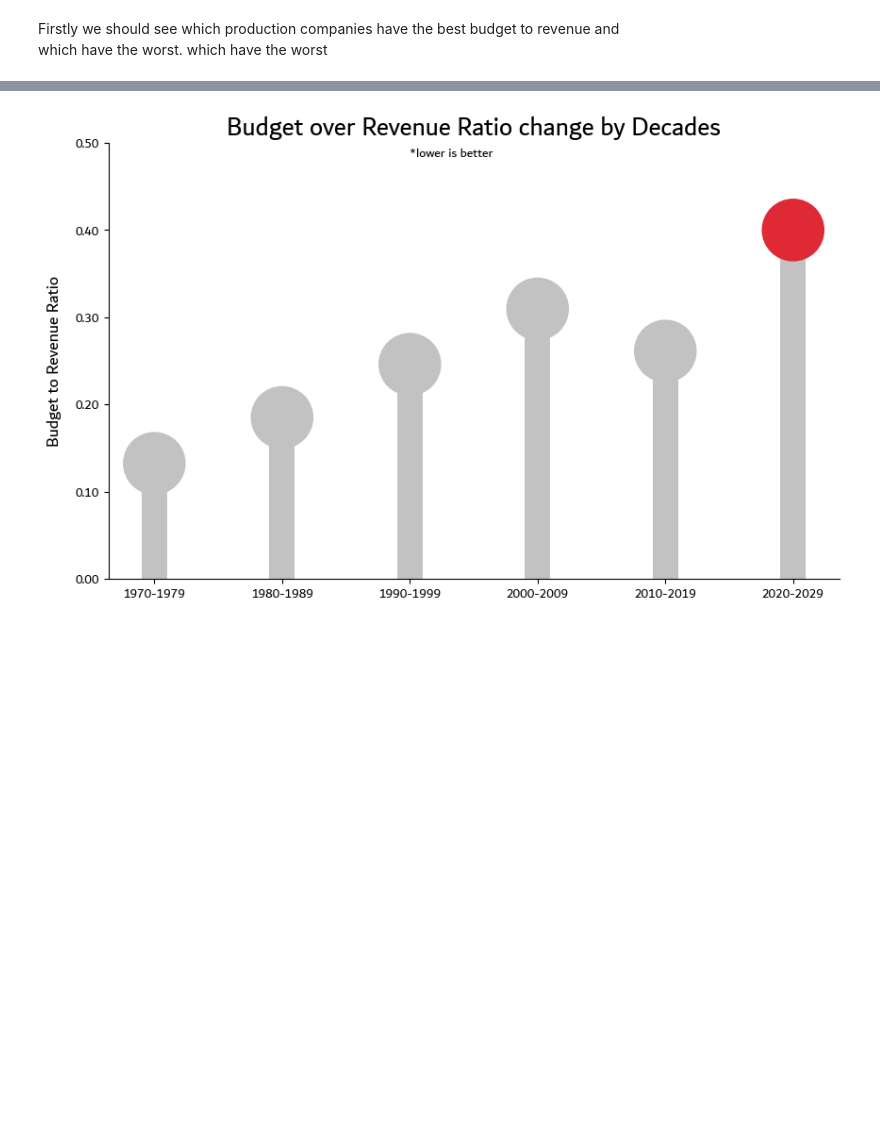
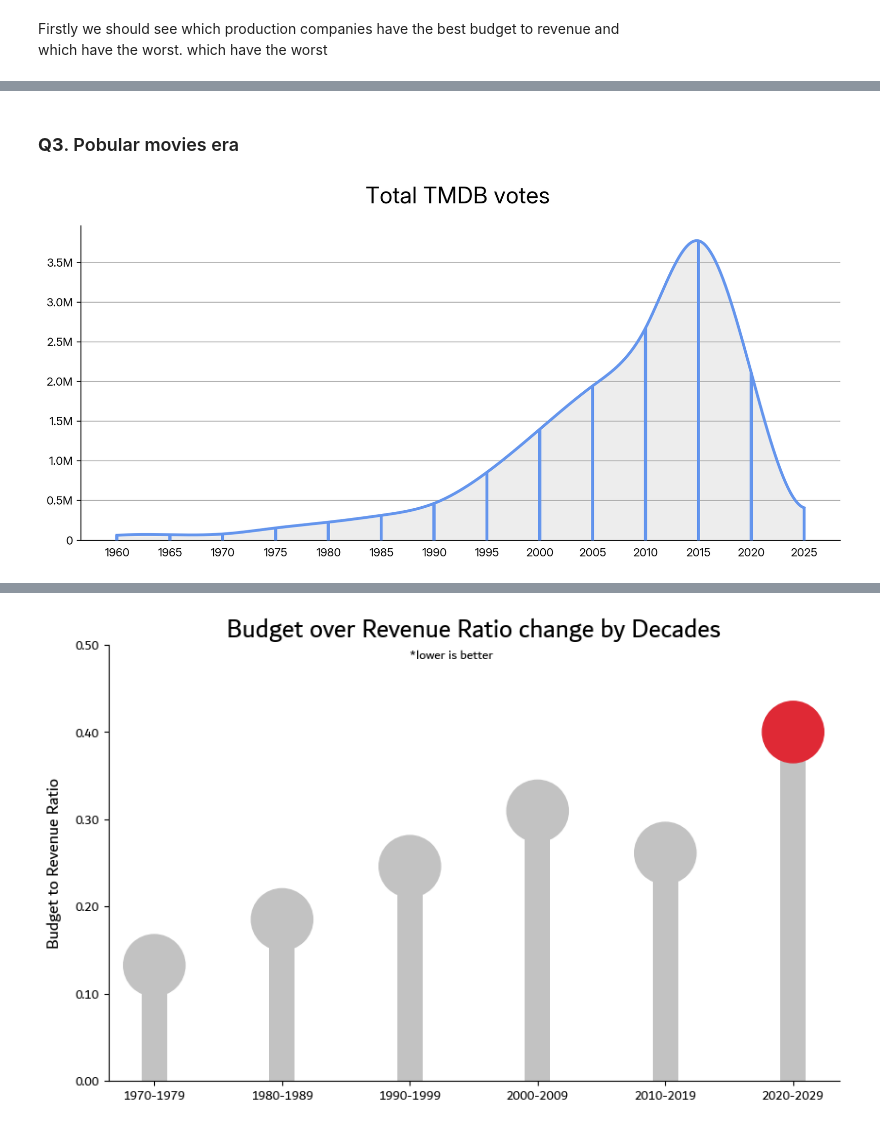
Before and after one commit to muabdalaleam/movies-analysis, a Jupyter notebook: notebooks/report.ipynb, the cells around one changed output, grey strips where cells are left out. Saved outputs shown, nothing was run; the diff lists cells and outputs as text; code cells hidden in the pictures; blank space fills up the shorter version.

```diff
--- a/notebooks/report.ipynb
+++ b/notebooks/report.ipynb
@@ -109,0 +197,63 @@ duckdb.sql("""
+# %% [markdown]
+### **Q3**. Pobular movies era
+# %%
+data = duckdb.sql("""
+   SELECT
+       SUM(vote_count) AS vote_count,
+       COUNT(id) AS occurances,
+       ROUND(CAST(SPLIT(release_date, '-')[1] AS INTEGER)/5)*5 AS release_year,
+   FROM df
+   GROUP BY
+       ROUND(CAST(SPLIT(release_date, '-')[1] AS INTEGER)/5)*5
+   HAVING occurances > 10
+   ORDER BY release_year ASC
+""").df()
+
+fig, ax = plt.subplots()
+
+ax.bar(
+    x=data["release_year"],
+    height=b(data["release_year"]),
+    width=0.3,
+    color="cornflowerblue",
+    zorder=3
+)
+
+spline = interp1d(data["release_year"], data["vote_count"], kind="cubic")
+new_x  = np.linspace(
+    data["release_year"].min(), data["release_year"].max(), 500
+)
+
+ax.plot(
+    new_x,
+    spline(new_x),
+    linewidth=2.5,
+    color="cornflowerblue",
+    zorder=4
+)
+
+ax.fill_between(
+    new_x,
+    spline(new_x),
+    color="darkgrey",
+    alpha=0.2
+)
+
+ax.set_xticks(data["release_year"], data["release_year"].apply(
+    lambda x: f"{x:.0f}"
+))
+ax.xaxis.set_ticks_position('none')
+
+ax.spines[['right', 'top']].set_visible(False)
+ax.grid('off', axis='y', zorder=0)
+ax.yaxis.set_major_formatter(
+    lambda x, pos: f"{(x/1_000_000):.1f}M" if x != 0 else 0
+)
+
+ax.set_title("Total TMDB votes ", fontsize=20, pad=20)
+
+fig.set_size_inches(12, 5)
+plt.gcf().set_dpi(200)
+plt.show()
+# %% [output]
+[figure, added]
```
Also changed, not shown: parts of 10 cells of this notebook.
